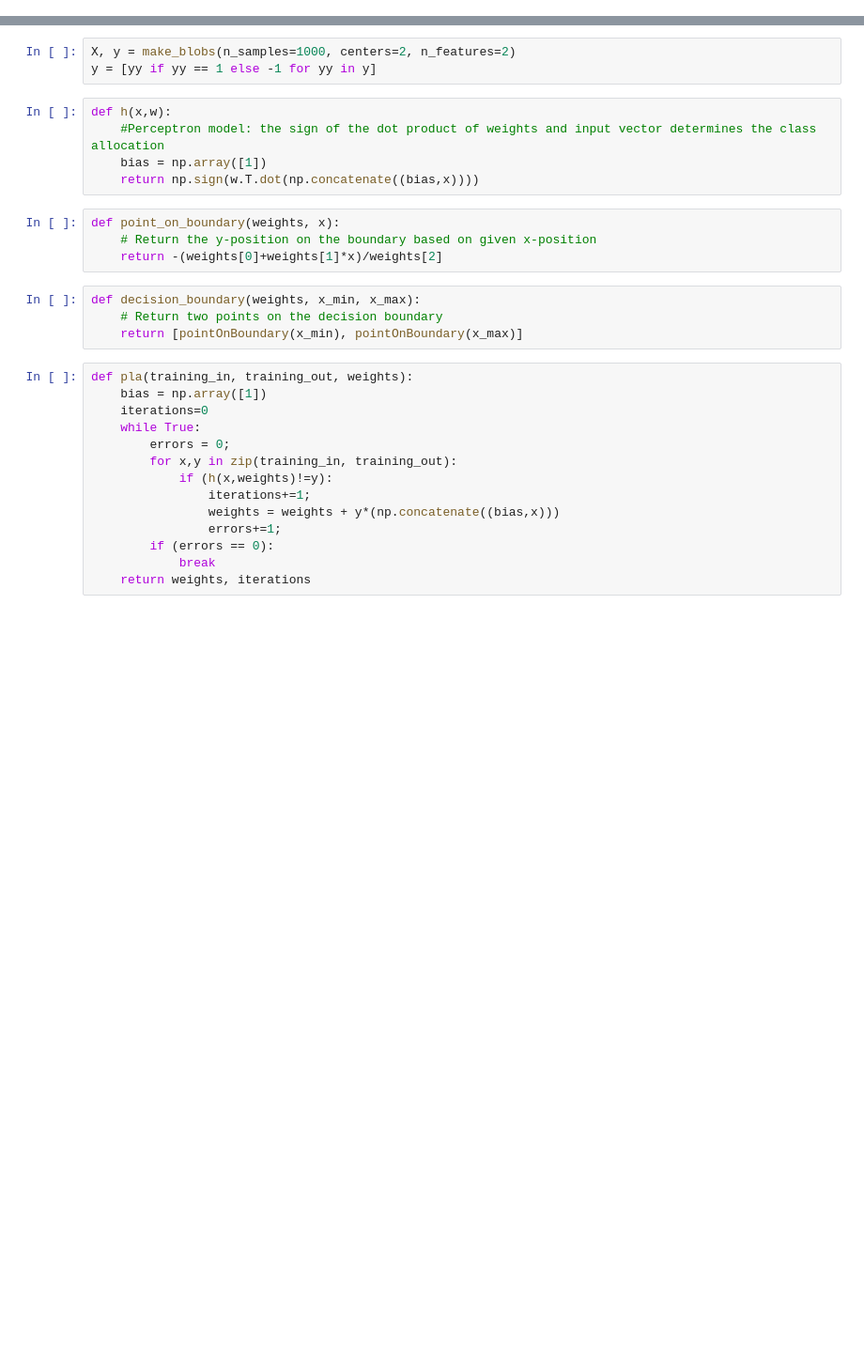
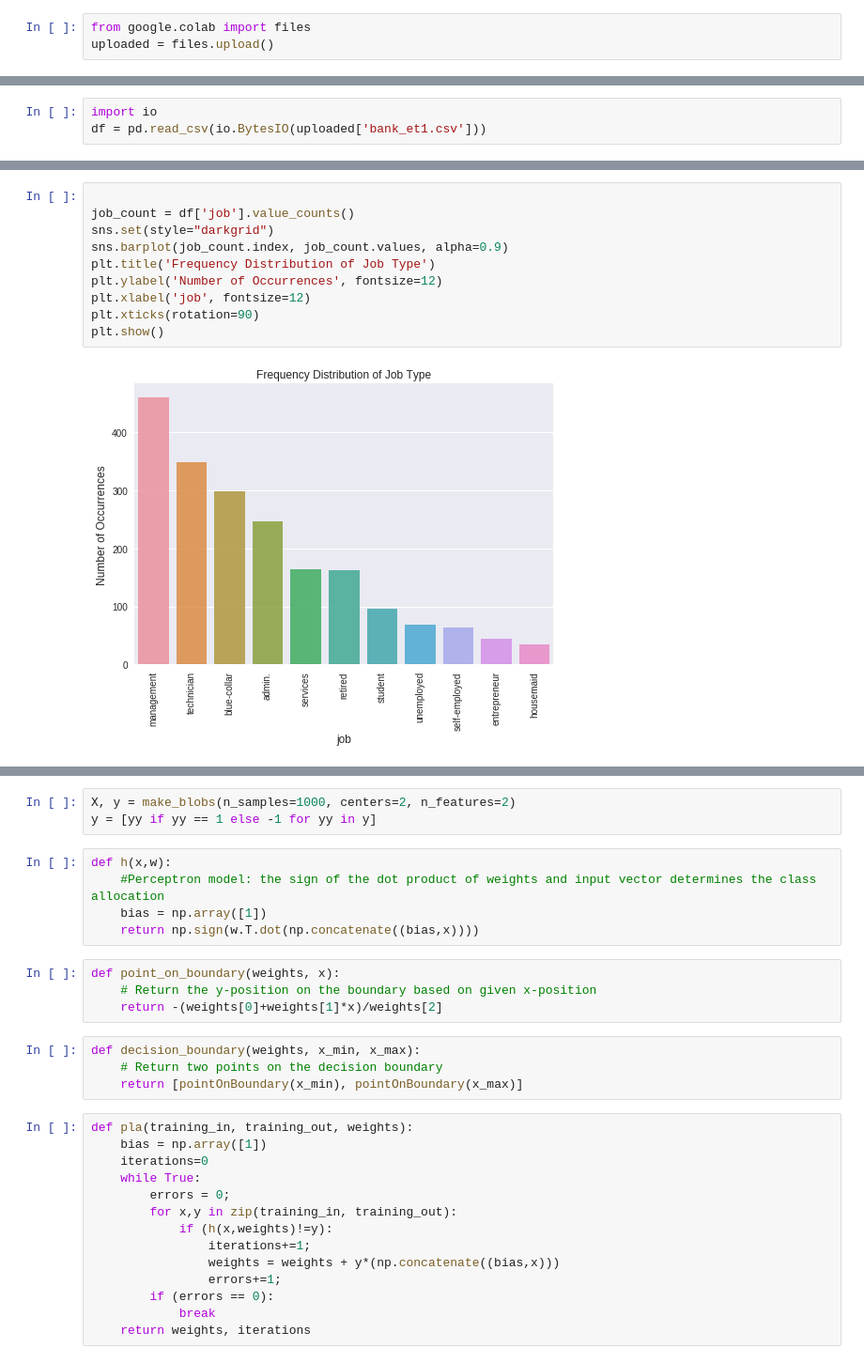
Before and after one commit to vipulpopat/MSCAI_Sem1_Etivity1, a Jupyter notebook: Etivity1.ipynb, the cells around one changed output, grey strips where cells are left out. Shown at 94% size. Drawn from its saved outputs; the diff is of its cells as text; blank space fills up the shorter version.

```diff
--- a/Etivity1.ipynb
+++ b/Etivity1.ipynb
@@ -10,0 +15,3 @@ import pandas as pd
+# %%
+from google.colab import files
+uploaded = files.upload()
@@ -10,0 +21,3 @@ import pandas as pd
+# %%
+import io
+df = pd.read_csv(io.BytesIO(uploaded['bank_et1.csv']))
@@ -10,0 +61,12 @@ import pandas as pd
+# %%
+
+job_count = df['job'].value_counts()
+sns.set(style="darkgrid")
+sns.barplot(job_count.index, job_count.values, alpha=0.9)
+plt.title('Frequency Distribution of Job Type')
+plt.ylabel('Number of Occurrences', fontsize=12)
+plt.xlabel('job', fontsize=12)
+plt.xticks(rotation=90)
+plt.show()
+# %% [output]
+[figure, added]
```
Also changed, not shown: parts of 28 cells of this notebook.
